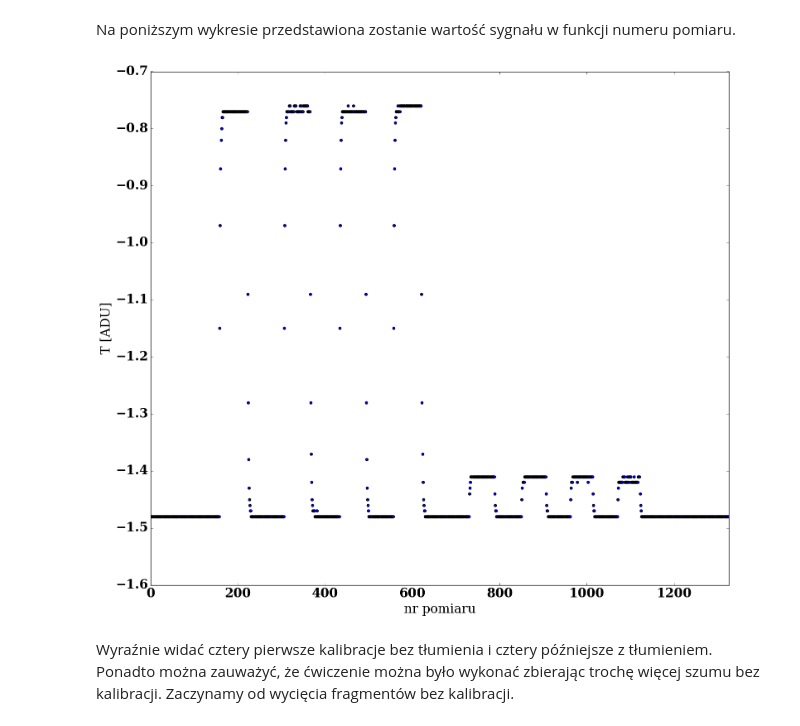
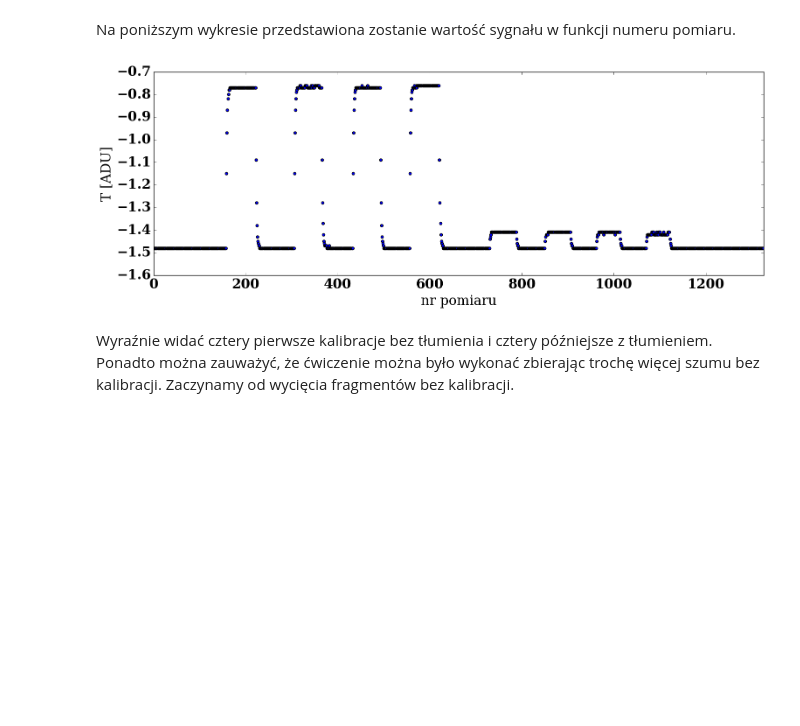
Before and after one commit to DawidQb/radioastronomy2017, a Jupyter notebook: Cw1a.ipynb, the cells around one changed output. Drawn from its saved outputs; the diff is of its cells as text; code cells hidden in the pictures; blank space fills up the shorter version.

```diff
--- a/Cw1a.ipynb
+++ b/Cw1a.ipynb
@@ -53,16 +53,16 @@ Na poniższym wykresie przedstawiona zostanie wartość sygnału w funkcji numer
 # %%
 data_count = len(data)
 sig = [d[2] for d in data]
 nr = np.arange(data_count)
 
-plt.figure(figsize=(18, 16), dpi= 80)
+plt.figure(figsize=(18, 6), dpi= 80)
 plt.scatter(nr, sig)
 plt.xlim([0,data_count])
 plt.xlabel("nr pomiaru")
 plt.ylabel("T [ADU]")
 plt.show()
 # %% [output]
-[figure, old version]
+[figure, new version]
 # %% [markdown]
 Wyraźnie widać cztery pierwsze kalibracje bez tłumienia i cztery późniejsze z tłumieniem. Ponadto można zauważyć, że ćwiczenie można było wykonać zbierając trochę więcej szumu bez kalibracji. Zaczynamy od wycięcia fragmentów bez kalibracji.
 # %%
```
Also changed, not shown: parts of 12 cells of this notebook.
